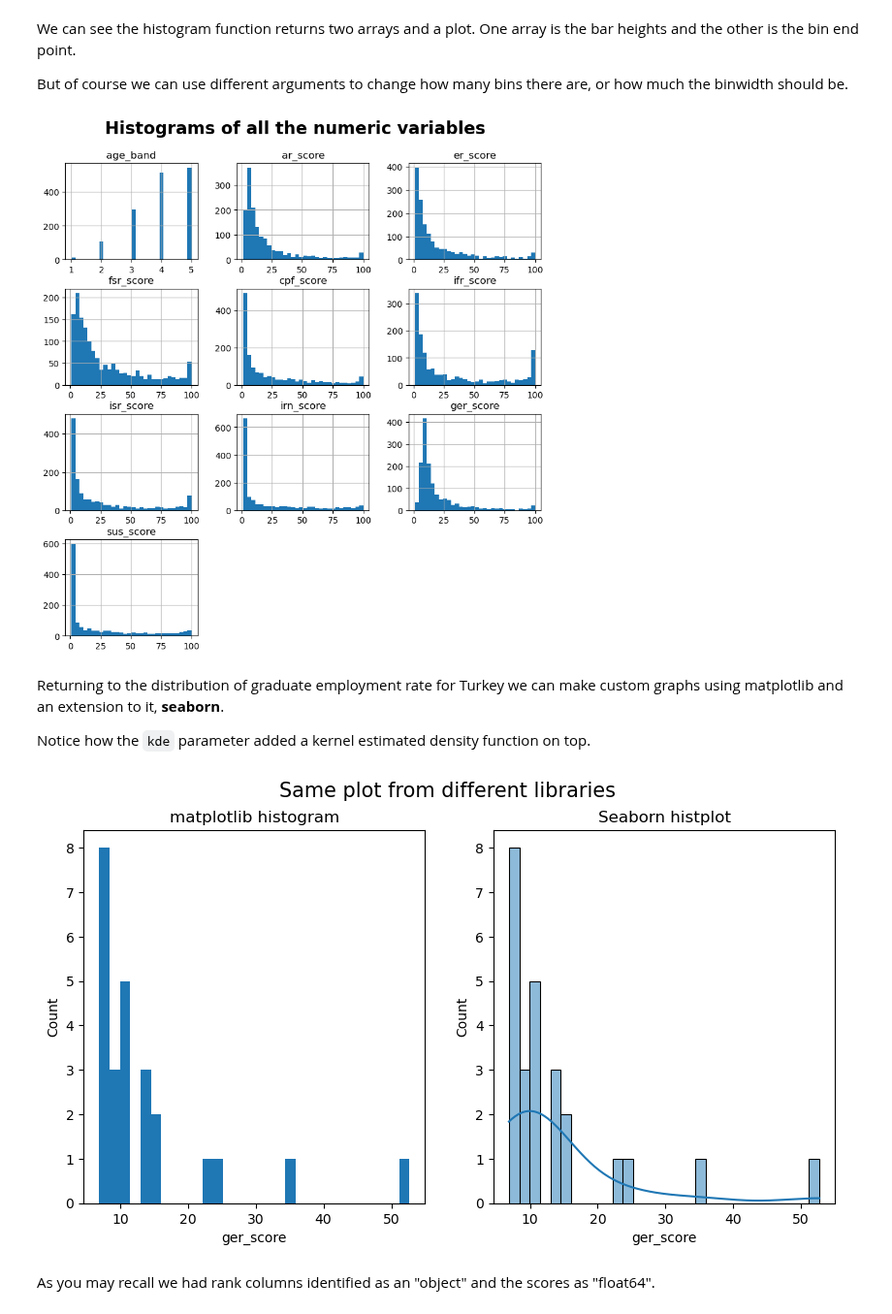
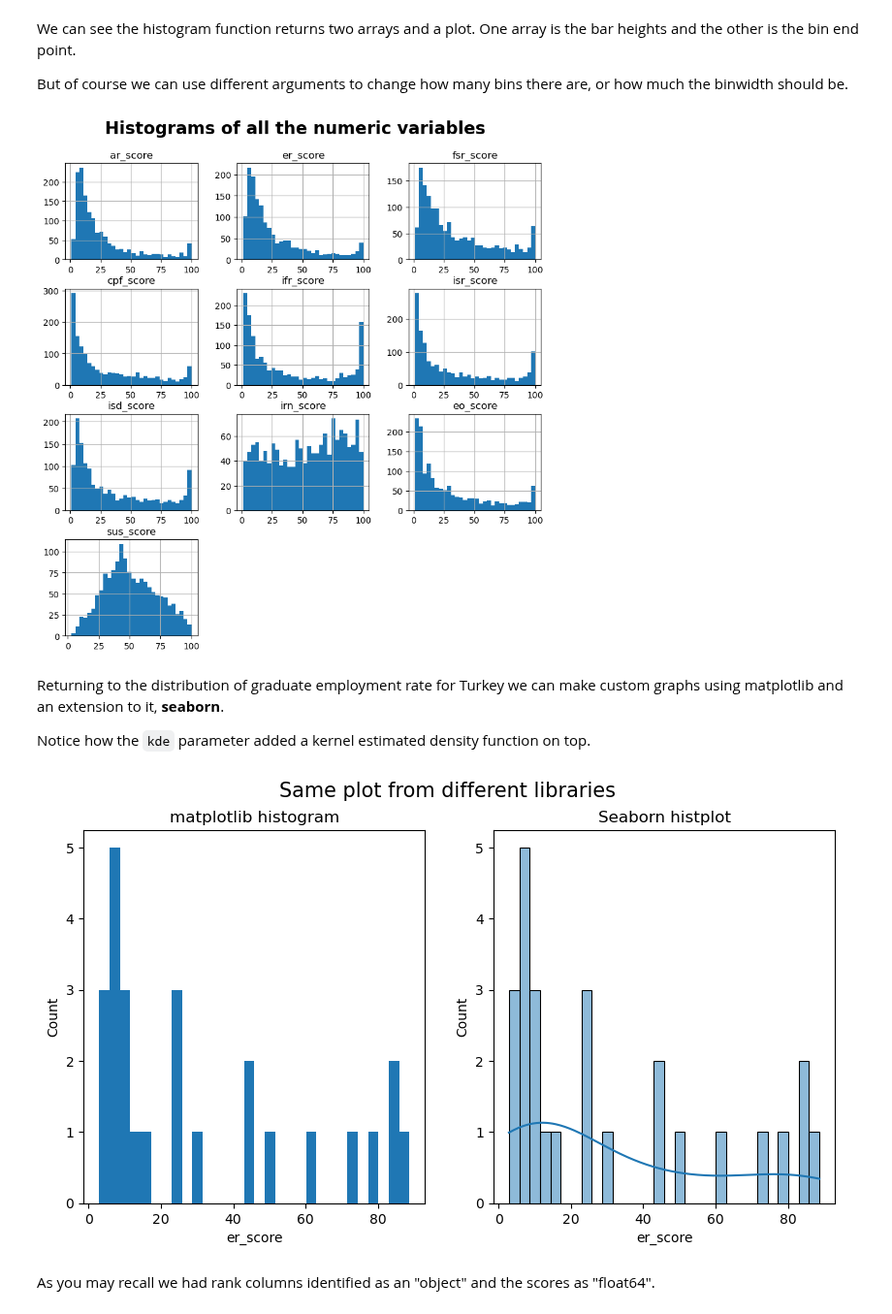
Before and after one commit to volgasezen/di501, a Jupyter notebook: Lab1/DI_501_Lab_1_with_answers.ipynb, the cells around one changed output. Shown at 97% size. Cells and saved outputs as stored; diff of their text form; code cells hidden in the pictures.

```diff
--- a/Lab1/DI_501_Lab_1_with_answers.ipynb
+++ b/Lab1/DI_501_Lab_1_with_answers.ipynb
@@ -34,4 +35,4 @@ Sometimes default parameters in functions don't work for us. Here, we need to ch
 # %%
-data = pd.read_csv('2024 QS World University Rankings 1.1 (For qs.com).csv', sep=';')
+data = pd.read_excel('2026 QS World University Rankings 1.3 (For qs.com).xlsx', skiprows=2, usecols=range(1,31))
 data.head()
 # %% [output]
@@ -68,3 +66,0 @@ We can see we have an argument named `skiprows`. Lets change it to skip the firs
-# %%
-data = pd.read_csv('2024 QS World University Rankings 1.1 (For qs.com).csv', sep=';', skiprows=3)
-data.head(3)
@@ -105,4 +96,6 @@ Index(['rank_display', 'rank_display2', 'institution', 'location_code',
       dtype='object')
+# %%
+data.rename(columns={'country/territory':'country'}, inplace=True)
 # %% [markdown]
 But these acronyms don't mean much. Below is a list of explanations for most of the rows compiled from various pages from QS webpages.
 # %% [markdown]
@@ -237,6 +218,6 @@ Notice how only numeric attributes were considered for this function. Although f
 # %% [markdown]
 Let's focus on turkish universities for a bit. We can subset the dataset like so:
 # %%
-turkey = data[data['location_code'] == 'TR']
+turkey = data[data['country'] == 'Türkiye']
 turkey.head()
 # %% [output]
@@ -273,7 +254,7 @@ But of course we can use different arguments to change how many bins there are,
 data.hist(figsize=(10,10), bins=30);
 plt.suptitle('Histograms of all the numeric variables', y=0.95, fontsize=20, fontweight='semibold');
 # %% [output]
-[figure, old version]
+[figure, new version]
 # %% [markdown]
 Returning to the distribution of graduate employment rate for Turkey we can make custom graphs using matplotlib and an extension to it, **seaborn**.
 
@@ -281,15 +262,15 @@ Notice how the `kde` parameter added a kernel estimated density function on top.
 # %%
 fig, axes = plt.subplots(1, 2, figsize=(10,5))
 fig.suptitle('Same plot from different libraries', size=15)
 
-axes[0].set_xlabel('ger_score')
+axes[0].set_xlabel('er_score')
 axes[0].set_ylabel('Count')
 axes[0].set_title('matplotlib histogram')
-axes[0].hist(x=turkey['ger_score'], bins=30);
+axes[0].hist(x=turkey['er_score'], bins=30);
 
 axes[1].set_title('Seaborn histplot')
-sns.histplot(turkey['ger_score'], kde=True, bins=30, ax=axes[1]);
+sns.histplot(turkey['er_score'], kde=True, bins=30, ax=axes[1]);
 # %% [output]
-[figure, old version]
+[figure, new version]
 # %% [markdown]
 As you may recall we had rank columns identified as an "object" and the scores as "float64".
```
Also changed, not shown: parts of 77 cells of this notebook, 5 other files.
